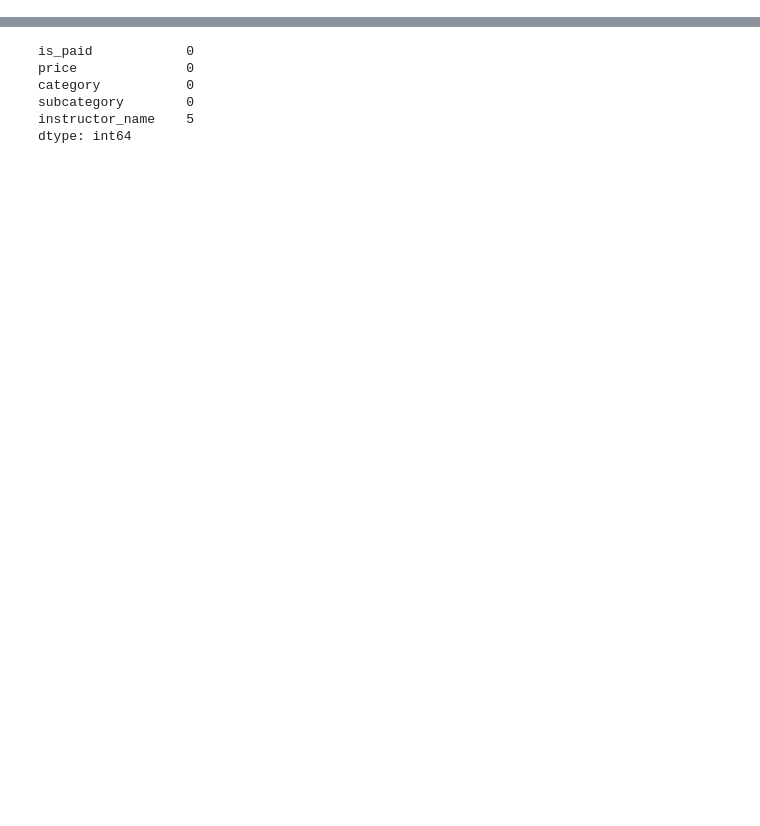
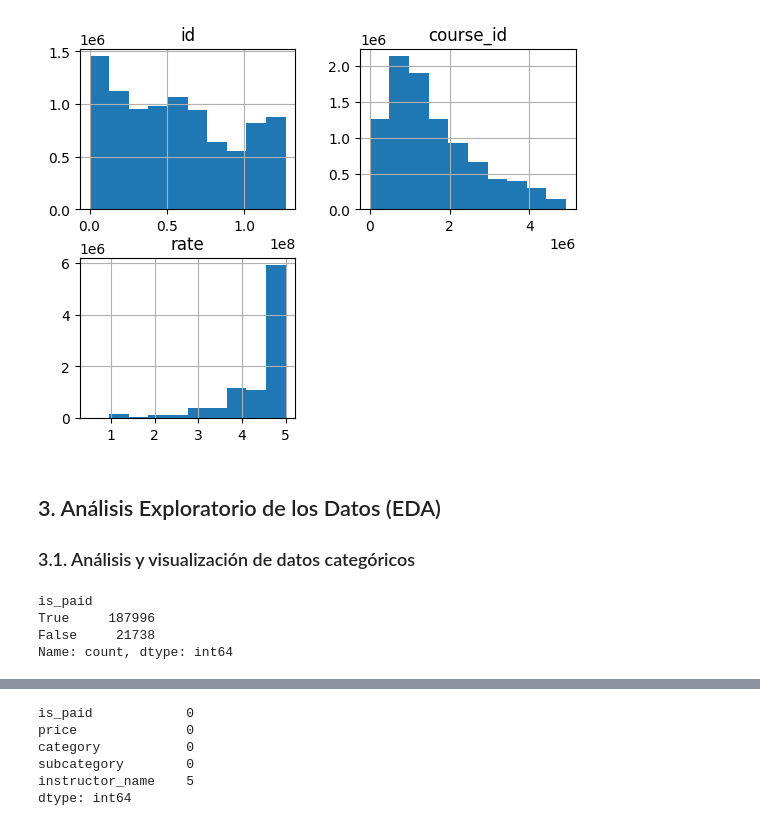
Before and after one commit to SergioQui/PBD_3, a Jupyter notebook: recommendation_system_udemy.ipynb, the cells around one changed output, grey strips where cells are left out. Cells and saved outputs as stored; diff of their text form; code cells hidden in the pictures; blank space fills up the shorter version.

```diff
--- a/recommendation_system_udemy.ipynb
+++ b/recommendation_system_udemy.ipynb
@@ -11,0 +70,3 @@ courses = pd.read_csv('C:/Users/G/Documents/GitHub/recommendation_system/Course_
+# %%
+comments = pd.read_csv('Comments.csv')
+comments.head()
@@ -11,0 +149,15 @@ courses = pd.read_csv('C:/Users/G/Documents/GitHub/recommendation_system/Course_
+# %%
+comments.hist()
+plt.show()
+# %% [output]
+[figure, added]
+# %% [markdown]
+## 3. Análisis Exploratorio de los Datos (EDA)
+### 3.1. Análisis y visualización de datos categóricos
+# %%
+course_info['is_paid'].value_counts()
+# %% [output]
+is_paid
+True     187996
+False     21738
+Name: count, dtype: int64
```
Also changed, not shown: parts of 61 cells of this notebook.
